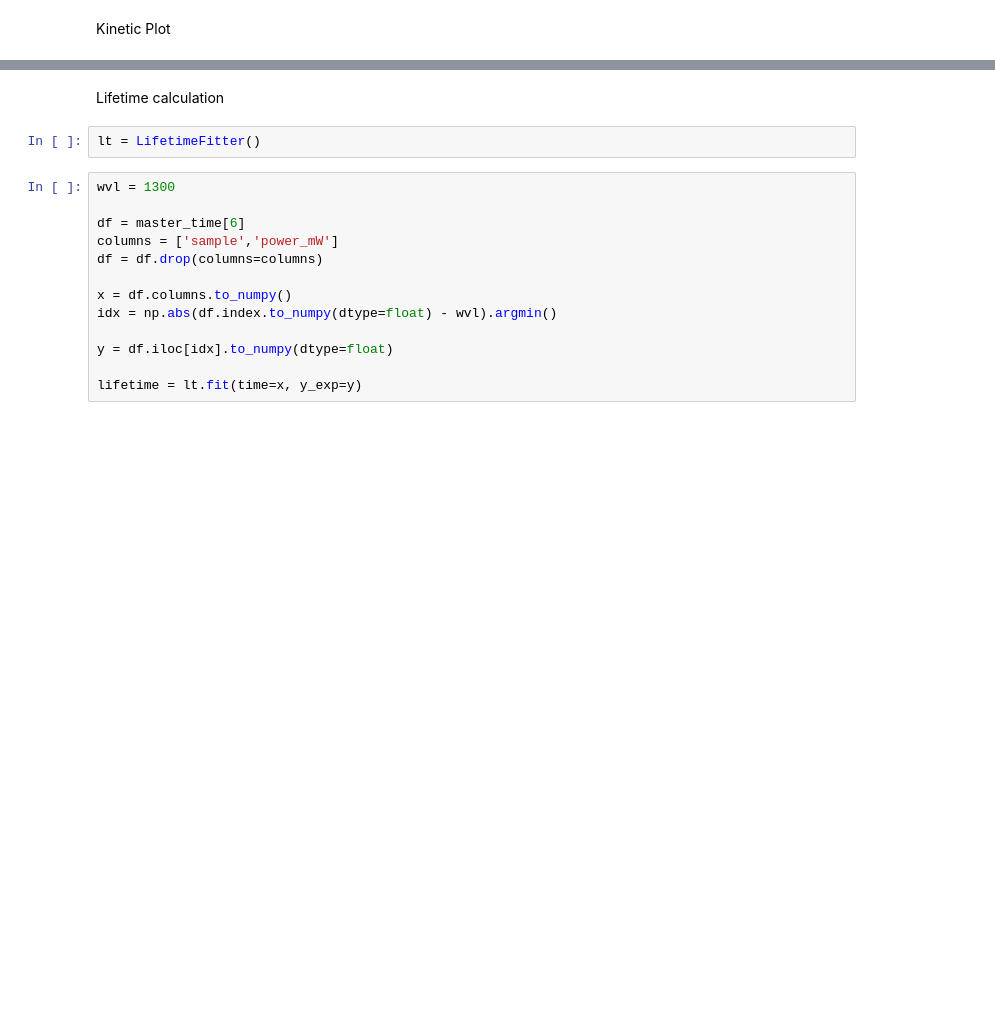
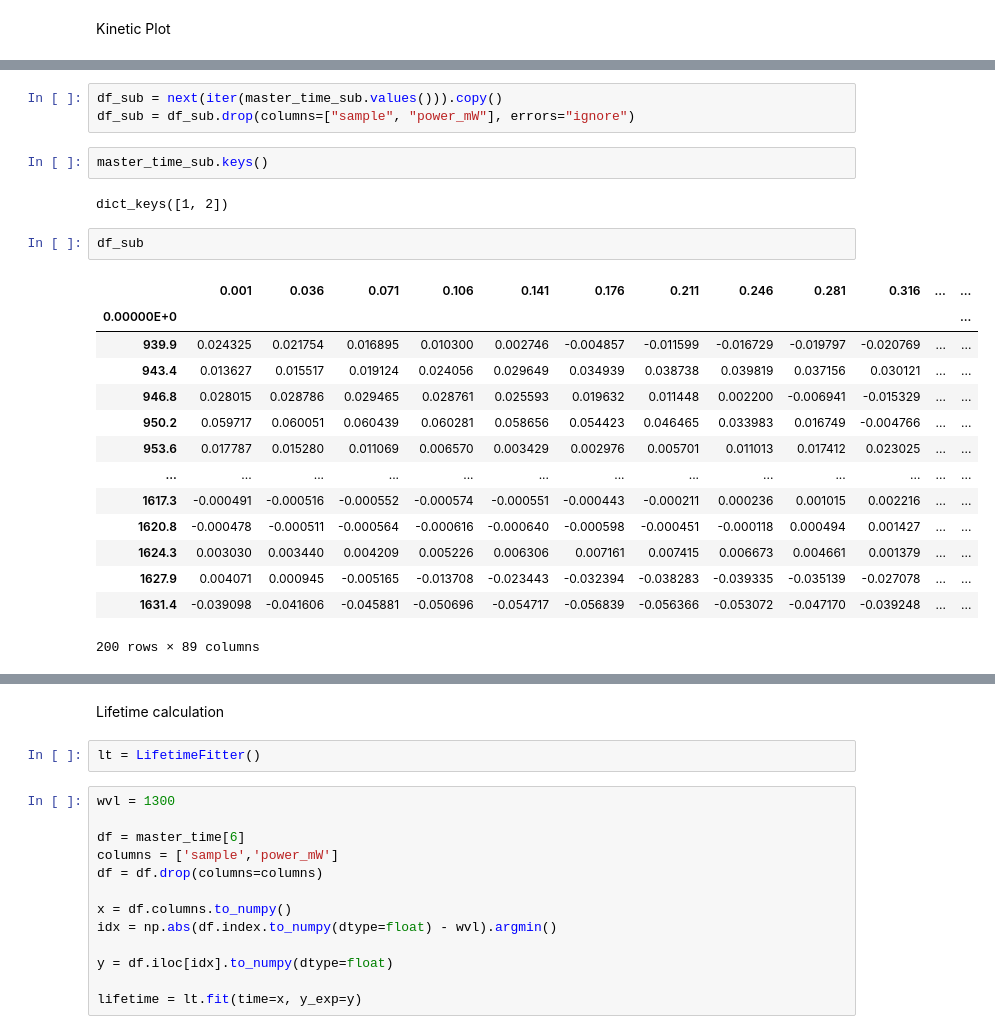
Before and after one commit to linarojas0824/Hybrid-Experimental-Data-Driven-Workflow, a Jupyter notebook: scripts/Notebooks/Pump_Probe_Results.ipynb, the cells around one changed output, grey strips where cells are left out. Saved outputs shown, nothing was run; the diff lists cells and outputs as text; blank space fills up the shorter version.

```diff
--- a/scripts/Notebooks/Pump_Probe_Results.ipynb
+++ b/scripts/Notebooks/Pump_Probe_Results.ipynb
@@ -143,0 +216,24 @@ plt.show()
+# %%
+df_sub = next(iter(master_time_sub.values())).copy()
+df_sub = df_sub.drop(columns=["sample", "power_mW"], errors="ignore")
+# %%
+master_time_sub.keys()
+# %% [output]
+dict_keys([1, 2])
+# %%
+df_sub
+# %% [output]
+|  | 0.001 | 0.036 | 0.071 | 0.106 | 0.141 | 0.176 | 0.211 | 0.246 | 0.281 | 0.316 | ... | ... |
+| 0.00000E+0 |  |  |  |  |  |  |  |  |  |  |  | ... |
+| 939.9 | 0.024325 | 0.021754 | 0.016895 | 0.010300 | 0.002746 | -0.004857 | -0.011599 | -0.016729 | -0.019797 | -0.020769 | ... | ... |
+| 943.4 | 0.013627 | 0.015517 | 0.019124 | 0.024056 | 0.029649 | 0.034939 | 0.038738 | 0.039819 | 0.037156 | 0.030121 | ... | ... |
+| 946.8 | 0.028015 | 0.028786 | 0.029465 | 0.028761 | 0.025593 | 0.019632 | 0.011448 | 0.002200 | -0.006941 | -0.015329 | ... | ... |
+| 950.2 | 0.059717 | 0.060051 | 0.060439 | 0.060281 | 0.058656 | 0.054423 | 0.046465 | 0.033983 | 0.016749 | -0.004766 | ... | ... |
+| 953.6 | 0.017787 | 0.015280 | 0.011069 | 0.006570 | 0.003429 | 0.002976 | 0.005701 | 0.011013 | 0.017412 | 0.023025 | ... | ... |
+| ... | ... | ... | ... | ... | ... | ... | ... | ... | ... | ... | ... | ... |
+| 1617.3 | -0.000491 | -0.000516 | -0.000552 | -0.000574 | -0.000551 | -0.000443 | -0.000211 | 0.000236 | 0.001015 | 0.002216 | ... | ... |
+| 1620.8 | -0.000478 | -0.000511 | -0.000564 | -0.000616 | -0.000640 | -0.000598 | -0.000451 | -0.000118 | 0.000494 | 0.001427 | ... | ... |
+| 1624.3 | 0.003030 | 0.003440 | 0.004209 | 0.005226 | 0.006306 | 0.007161 | 0.007415 | 0.006673 | 0.004661 | 0.001379 | ... | ... |
+| 1627.9 | 0.004071 | 0.000945 | -0.005165 | -0.013708 | -0.023443 | -0.032394 | -0.038283 | -0.039335 | -0.035139 | -0.027078 | ... | ... |
+| 1631.4 | -0.039098 | -0.041606 | -0.045881 | -0.050696 | -0.054717 | -0.056839 | -0.056366 | -0.053072 | -0.047170 | -0.039248 | ... | ... |
+200 rows × 89 columns
```
Also changed, not shown: parts of 9 cells of this notebook, 21 other files.
